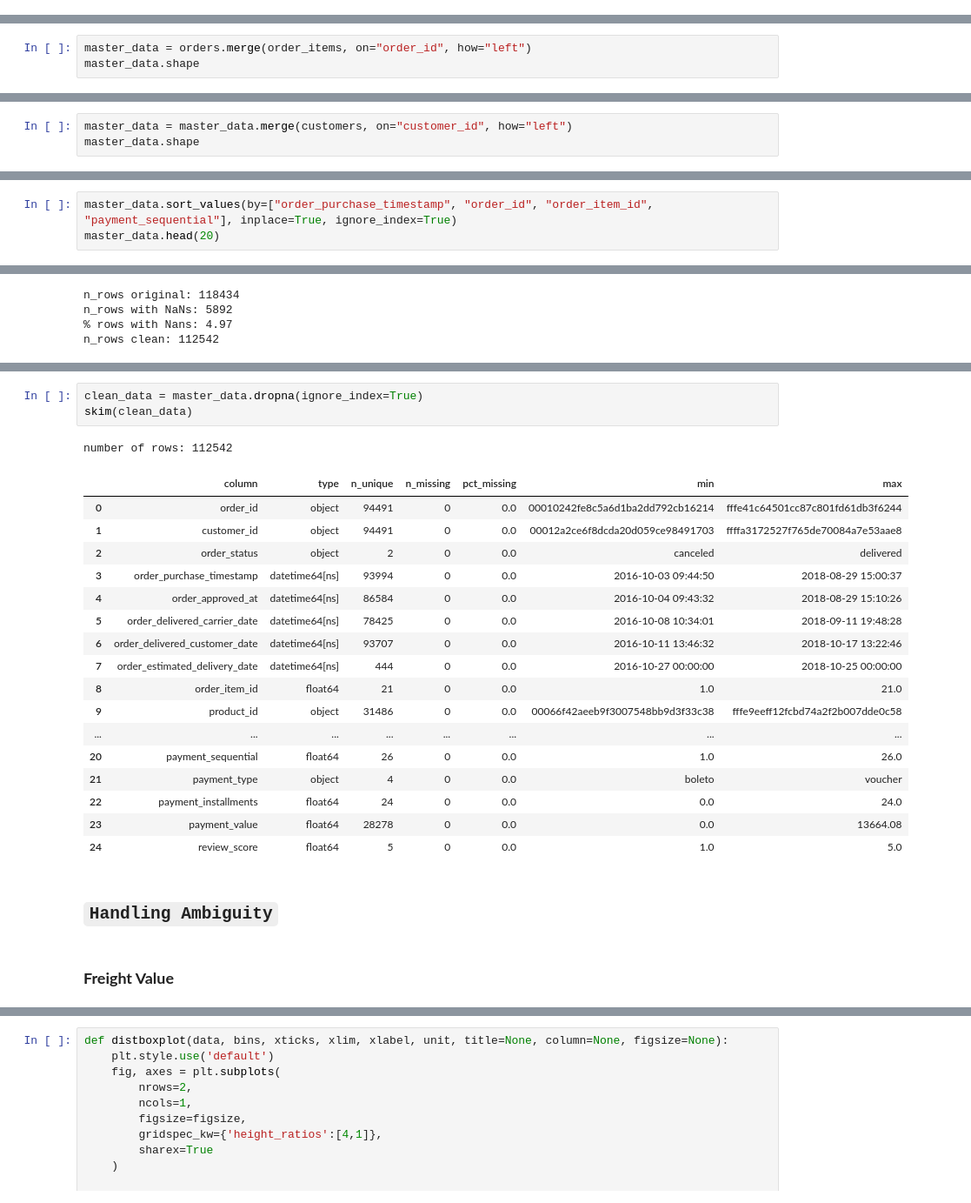
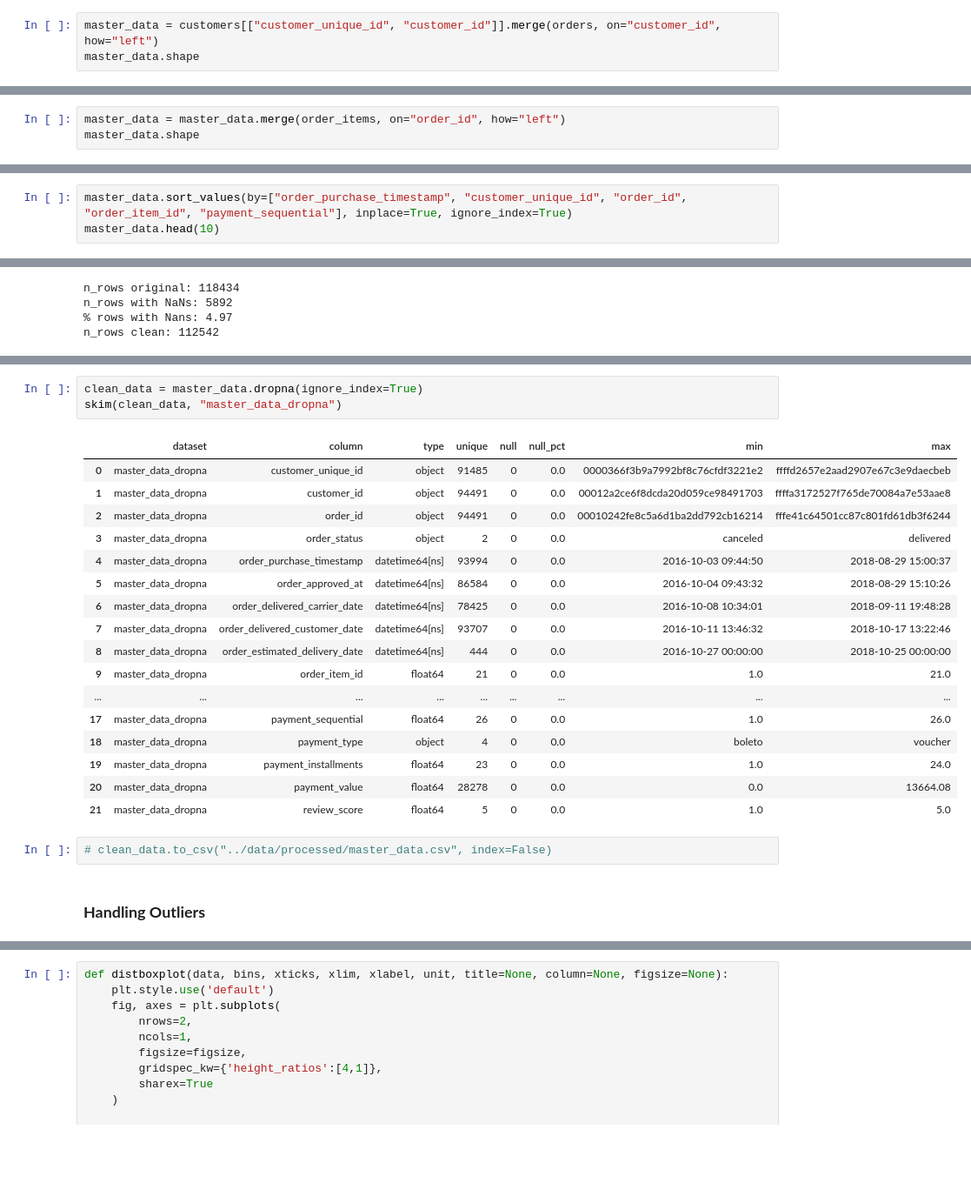
Before and after one commit to aridiawan/ecommerce-analysis, a Jupyter notebook: notebooks/1.0.2-data-preparation.ipynb, the cells around one changed output, grey strips where cells are left out. Shown at 87% size. Drawn from its saved outputs; the diff is of its cells as text; blank space fills up the shorter version.

Commit message:
update data prep

```diff
--- a/notebooks/1.0.2-data-preparation.ipynb
+++ b/notebooks/1.0.2-data-preparation.ipynb
@@ -394,0 +404,3 @@ False
+# %%
+master_data = customers[["customer_unique_id", "customer_id"]].merge(orders, on="customer_id", how="left")
+master_data.shape
@@ -395,4 +411,4 @@ False
 # %%
-master_data = orders.merge(order_items, on="order_id", how="left")
+master_data = master_data.merge(order_items, on="order_id", how="left")
 master_data.shape
 # %% [output]
@@ -410,3 +429,0 @@ master_data.shape
-# %%
-master_data = master_data.merge(customers, on="customer_id", how="left")
-master_data.shape
@@ -428,4 +444,4 @@ master_data.shape
 # %%
-master_data.sort_values(by=["order_purchase_timestamp", "order_id", "order_item_id", "payment_sequential"], inplace=True, ignore_index=True)
-master_data.head(20)
+master_data.sort_values(by=["order_purchase_timestamp", "customer_unique_id", "order_id", "order_item_id", "payment_sequential"], inplace=True, ignore_index=True)
+master_data.head(10)
 # %% [output]
@@ -544,26 +473,25 @@ master_data[master_data["customer_zip_code_prefix"].isin(zip_code_missing)]
 # %%
 clean_data = master_data.dropna(ignore_index=True)
-skim(clean_data)
+skim(clean_data, "master_data_dropna")
 # %% [output]
-number of rows: 112542
-|  | column | type | n_unique | n_missing | pct_missing | min | max |
-| 0 | order_id | object | 94491 | 0 | 0.0 | 00010242fe8c5a6d1ba2dd792cb16214 | fffe41c64501cc87c801fd61db3f6244 |
-| 1 | customer_id | object | 94491 | 0 | 0.0 | 00012a2ce6f8dcda20d059ce98491703 | ffffa3172527f765de70084a7e53aae8 |
-| 2 | order_status | object | 2 | 0 | 0.0 | canceled | delivered |
-| 3 | order_purchase_timestamp | datetime64[ns] | 93994 | 0 | 0.0 | 2016-10-03 09:44:50 | 2018-08-29 15:00:37 |
-| 4 | order_approved_at | datetime64[ns] | 86584 | 0 | 0.0 | 2016-10-04 09:43:32 | 2018-08-29 15:10:26 |
-| 5 | order_delivered_carrier_date | datetime64[ns] | 78425 | 0 | 0.0 | 2016-10-08 10:34:01 | 2018-09-11 19:48:28 |
-| 6 | order_delivered_customer_date | datetime64[ns] | 93707 | 0 | 0.0 | 2016-10-11 13:46:32 | 2018-10-17 13:22:46 |
-| 7 | order_estimated_delivery_date | datetime64[ns] | 444 | 0 | 0.0 | 2016-10-27 00:00:00 | 2018-10-25 00:00:00 |
-| 8 | order_item_id | float64 | 21 | 0 | 0.0 | 1.0 | 21.0 |
-| 9 | product_id | object | 31486 | 0 | 0.0 | 00066f42aeeb9f3007548bb9d3f33c38 | fffe9eeff12fcbd74a2f2b007dde0c58 |
-| ... | ... | ... | ... | ... | ... | ... | ... |
-| 20 | payment_sequential | float64 | 26 | 0 | 0.0 | 1.0 | 26.0 |
-| 21 | payment_type | object | 4 | 0 | 0.0 | boleto | voucher |
-| 22 | payment_installments | float64 | 24 | 0 | 0.0 | 0.0 | 24.0 |
-| 23 | payment_value | float64 | 28278 | 0 | 0.0 | 0.0 | 13664.08 |
-| 24 | review_score | float64 | 5 | 0 | 0.0 | 1.0 | 5.0 |
+|  | dataset | column | type | unique | null | null_pct | min | max |
+| 0 | master_data_dropna | customer_unique_id | object | 91485 | 0 | 0.0 | 0000366f3b9a7992bf8c76cfdf3221e2 | ffffd2657e2aad2907e67c3e9daecbeb |
+| 1 | master_data_dropna | customer_id | object | 94491 | 0 | 0.0 | 00012a2ce6f8dcda20d059ce98491703 | ffffa3172527f765de70084a7e53aae8 |
+| 2 | master_data_dropna | order_id | object | 94491 | 0 | 0.0 | 00010242fe8c5a6d1ba2dd792cb16214 | fffe41c64501cc87c801fd61db3f6244 |
+| 3 | master_data_dropna | order_status | object | 2 | 0 | 0.0 | canceled | delivered |
+| 4 | master_data_dropna | order_purchase_timestamp | datetime64[ns] | 93994 | 0 | 0.0 | 2016-10-03 09:44:50 | 2018-08-29 15:00:37 |
+| 5 | master_data_dropna | order_approved_at | datetime64[ns] | 86584 | 0 | 0.0 | 2016-10-04 09:43:32 | 2018-08-29 15:10:26 |
+| 6 | master_data_dropna | order_delivered_carrier_date | datetime64[ns] | 78425 | 0 | 0.0 | 2016-10-08 10:34:01 | 2018-09-11 19:48:28 |
+| 7 | master_data_dropna | order_delivered_customer_date | datetime64[ns] | 93707 | 0 | 0.0 | 2016-10-11 13:46:32 | 2018-10-17 13:22:46 |
+| 8 | master_data_dropna | order_estimated_delivery_date | datetime64[ns] | 444 | 0 | 0.0 | 2016-10-27 00:00:00 | 2018-10-25 00:00:00 |
+| 9 | master_data_dropna | order_item_id | float64 | 21 | 0 | 0.0 | 1.0 | 21.0 |
+| ... | ... | ... | ... | ... | ... | ... | ... | ... |
+| 17 | master_data_dropna | payment_sequential | float64 | 26 | 0 | 0.0 | 1.0 | 26.0 |
+| 18 | master_data_dropna | payment_type | object | 4 | 0 | 0.0 | boleto | voucher |
+| 19 | master_data_dropna | payment_installments | float64 | 23 | 0 | 0.0 | 1.0 | 24.0 |
+| 20 | master_data_dropna | payment_value | float64 | 28278 | 0 | 0.0 | 0.0 | 13664.08 |
+| 21 | master_data_dropna | review_score | float64 | 5 | 0 | 0.0 | 1.0 | 5.0 |
+# %%
+# clean_data.to_csv("../data/processed/master_data.csv", index=False)
 # %% [markdown]
-## `Handling Ambiguity`
+### **Handling Outliers**
-# %% [markdown]
-### **Freight Value**
```
Also changed, not shown: parts of 148 cells of this notebook.
